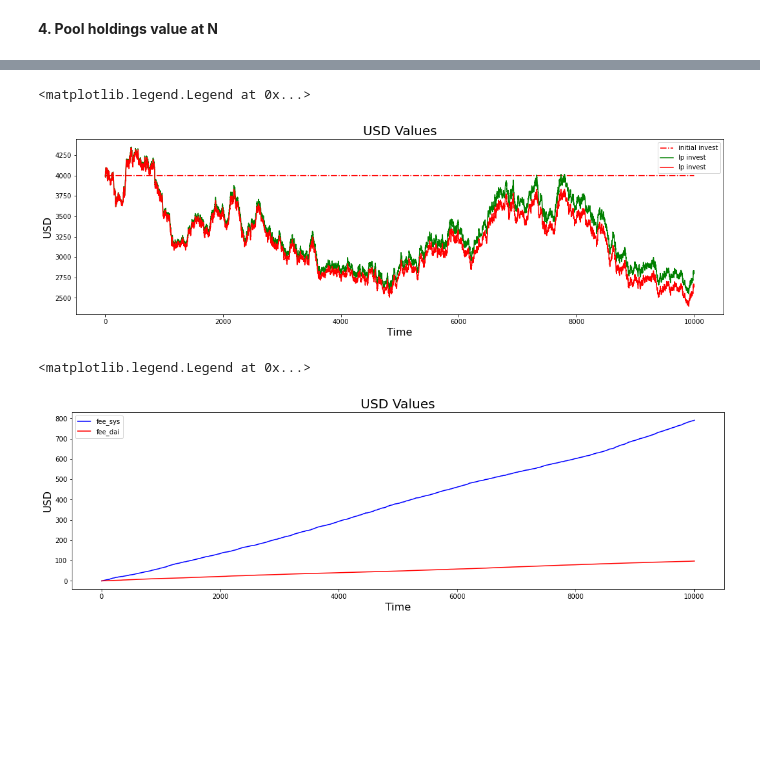
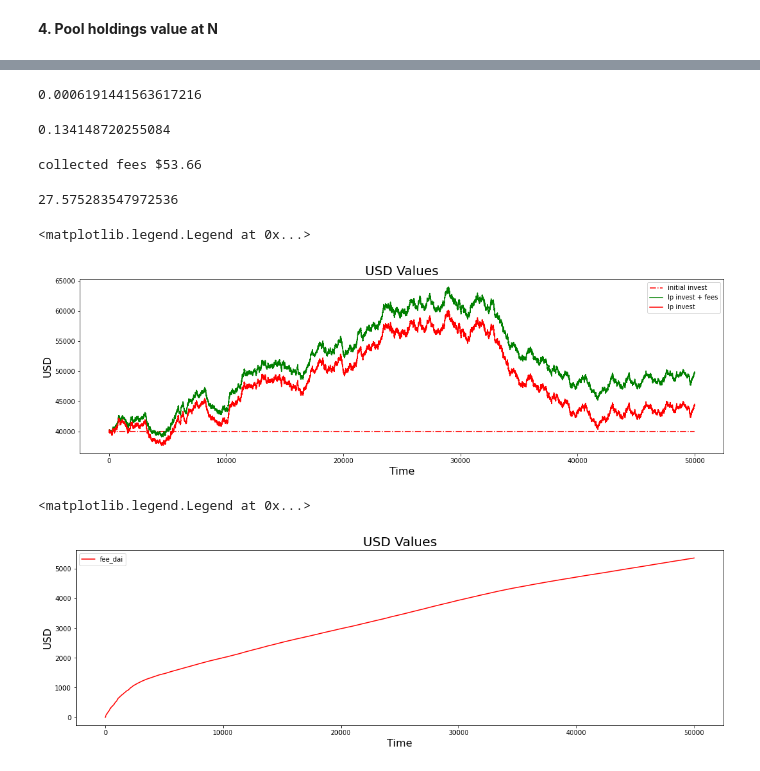
Before and after one commit to icmoore/daosys, a Jupyter notebook: notebooks/research/impermanent_loss/simulate_deltas.ipynb, the cells around one changed output, grey strips where cells are left out. Cells and saved outputs as stored; diff of their text form; code cells hidden in the pictures; blank space fills up the shorter version.

```diff
--- a/notebooks/research/impermanent_loss/simulate_deltas.ipynb
+++ b/notebooks/research/impermanent_loss/simulate_deltas.ipynb
@@ -42,15 +53,15 @@ raw: 0.1960956 y/x: 0.1960998 dy/dx: 0.1945943 liq: 4475.6173320
 # %%
-tdel = TokenDeltaModel(100)
-liq2 = Liquidity(10000, 2000, 'SYS','DIA')
-simLiq2 = SimulateLiquidity(liq2, tdel, True, True)
-simLiq2.run(p_arr, dx_rate = 0.7, dy_rate = 0.55)
+tdel = TokenDeltaModel(10000)
+liq2 = Liquidity(100000, 20000, 'SYS','DIA')
+simLiq2 = SimulateLiquidity(liq2, tdel)
+simLiq2.run(p_arr, lp_rate = 0.55)
 
-sys_arr2 = simLiq2.get_sys_arr()
-dai_arr2 = simLiq2.get_dai_arr()
-dsys_arr2  = simLiq2.get_sys_deltas_arr()
-ddai_arr2  = simLiq2.get_dai_deltas_arr()
-fee_sys_arr2 = simLiq2.get_fee_sys_arr()
-fee_dai_arr2 = simLiq2.get_fee_dai_arr()
+sys_arr2 = simLiq2.get_x_arr()
+dai_arr2 = simLiq2.get_y_arr()
+dsys_arr2  = simLiq2.get_x_deltas_arr()
+ddai_arr2  = simLiq2.get_y_deltas_arr()
+fee_sys_arr2 = simLiq2.get_fee_x_arr()
+fee_dai_arr2 = simLiq2.get_fee_y_arr()
 
 simLiq2.check(p_arr, 1000)
 # %% [output]
@@ -141,30 +166,57 @@ fees[-1]/(lp_pos[-1]+fees[-1])
+# %%
+lp_pos2 = lpVal.lp_position_usd(sys_arr2[0], dai_arr2[0])
+fees = fee_dai_arr2 + p_arr[1:]*fee_sys_arr2
+fees[-1]/(lp_pos2[-1]+fees[-1])
+# %% [output]
+0.0006191441563617216
+# %%
+init_pos_sys = 1000
+init_pos_dai = p_arr[0]*init_pos_sys
+
+lp_pos = lpVal.lp_position_usd(init_pos_sys, init_pos_dai)
+lp_tot = lpVal.lp_tot_usd()
+
+collected_fees = fees*lp_pos[1:]/lp_tot[1:]
+lp_pos_collected_fees = np.cumsum(collected_fees)
+
+lp_pos_collected_fees[-1]/lp_pos[0]
+# %% [output]
+0.134148720255084
+# %%
+print('collected fees ${:.2f}'.format(lp_pos_collected_fees[-1]))
+# %% [output]
+collected fees $53.66
+# %%
+fees[-1]
+# %% [output]
+27.575283547972536
 # %%
 x_val = np.arange(0,len(p_arr))
 fig, (USD_ax) = plt.subplots(nrows=1, sharex=False, sharey=False, figsize=(18, 5))
-USD_ax.plot(x_val, np.repeat(4000, len(p_arr)), color = 'r',linestyle = 'dashdot', label='initial invest')
+USD_ax.plot(x_val, np.repeat(40000, len(p_arr)), color = 'r',linestyle = 'dashdot', label='initial invest')
 #USD_ax.plot(x_val, lp_mc_usd, color = 'b',label='lp marketcap')
-USD_ax.plot(x_val[1:], lp_pos[1:] + fees, color = 'g',label='lp invest')
+USD_ax.plot(x_val[1:], lp_pos[1:] + lp_pos_collected_fees, color = 'g',label='lp invest + fees')
 USD_ax.plot(x_val[1:], lp_pos[1:], color = 'r',label='lp invest')
 #USD_ax.plot(x_val, hodl_pos, color = 'g',label='hodl')
 USD_ax.set_title("USD Values", fontsize=20)
 USD_ax.set_ylabel("USD", fontsize=16)
 USD_ax.set_xlabel('Time', fontsize=16)
 USD_ax.legend()
 # %% [output]
 <matplotlib.legend.Legend at 0x...>
-[figure, old version]
+[figure, new version]
 # %%
 x_val = np.arange(0,len(p_arr))
 fig, (fee_ax) = plt.subplots(nrows=1, sharex=False, sharey=False, figsize=(18, 5))
-fee_ax.plot(x_val[1:], fee_sys_arr, color = 'b',label='fee_sys')
-fee_ax.plot(x_val[1:], fee_dai_arr, color = 'r',label='fee_dai')
+#fee_ax.plot(x_val[1:], fee_sys_arr, color = 'b',label='fee_sys')
+fee_ax.plot(x_val[1:], lp_pos_collected_fees, color = 'r',label='fee_dai')
 fee_ax.set_title("USD Values", fontsize=20)
 fee_ax.set_ylabel("USD", fontsize=16)
 fee_ax.set_xlabel('Time', fontsize=16)
 fee_ax.legend()
 # %% [output]
 <matplotlib.legend.Legend at 0x...>
-[figure, old version]
+[figure, new version]
 # %%
 fig, (SYS_ax, DAI_ax, USD_ax, price_ax) = plt.subplots(nrows=4, sharex=False, sharey=False, figsize=(18, 20))
 SYS_ax.plot(sys_arr, color = 'r',label='sys')
```
Also changed, not shown: parts of 19 cells of this notebook, 3 other files.
